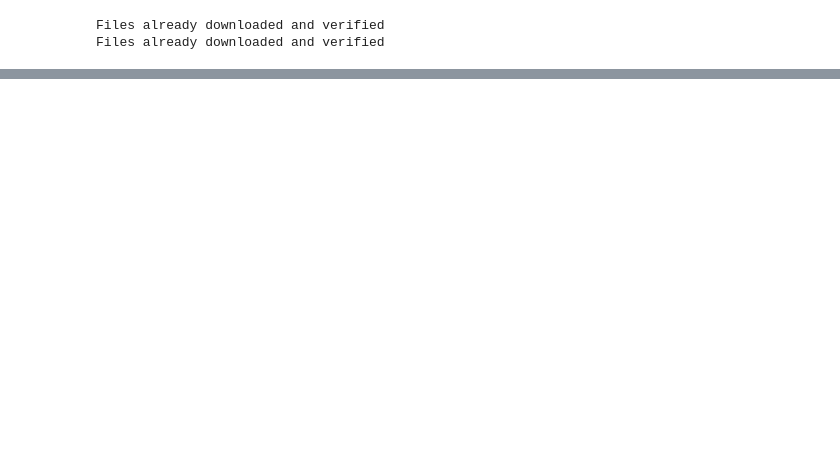
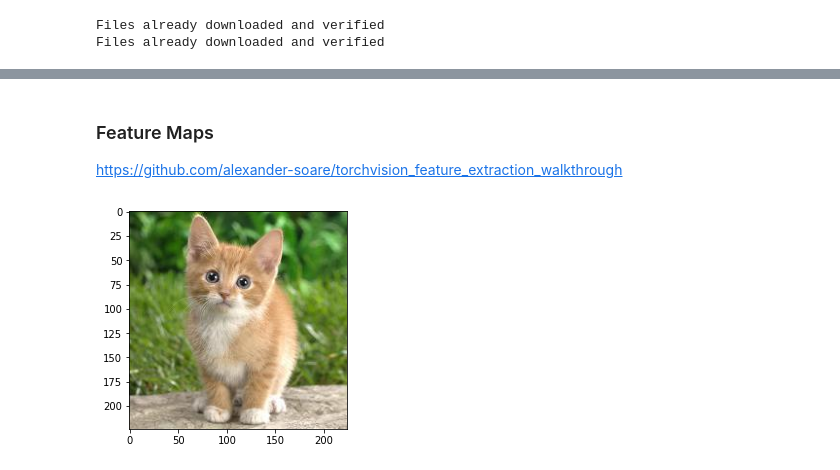
Before and after one commit to AlisaYang07/DL-AutoEncoder, a Jupyter notebook: main_VAE.ipynb, the cells around one changed output, grey strips where cells are left out. Saved outputs shown, nothing was run; the diff lists cells and outputs as text; code cells hidden in the pictures; blank space fills up the shorter version.

```diff
--- a/main_VAE.ipynb
+++ b/main_VAE.ipynb
@@ -205,0 +333,4 @@ Clipping input data to the valid range for imshow with RGB data ([0..1] for floa
+# %% [markdown]
+### Feature Maps
+
+https://github.com/alexander-soare/torchvision_feature_extraction_walkthrough
@@ -205,0 +347,8 @@ Clipping input data to the valid range for imshow with RGB data ([0..1] for floa
+# %%
+input_img = cv2.imread('cat_224x224.jpg',)
+input_img = cv2.cvtColor(input_img, cv2.COLOR_BGR2RGB)
+plt.imshow(input_img)
+input_tensor = data.transform(input_img)
+input_tensor = input_tensor.expand((1,3,224,224))
+# %% [output]
+[figure, added]
```
Also changed, not shown: parts of 31 cells of this notebook.
